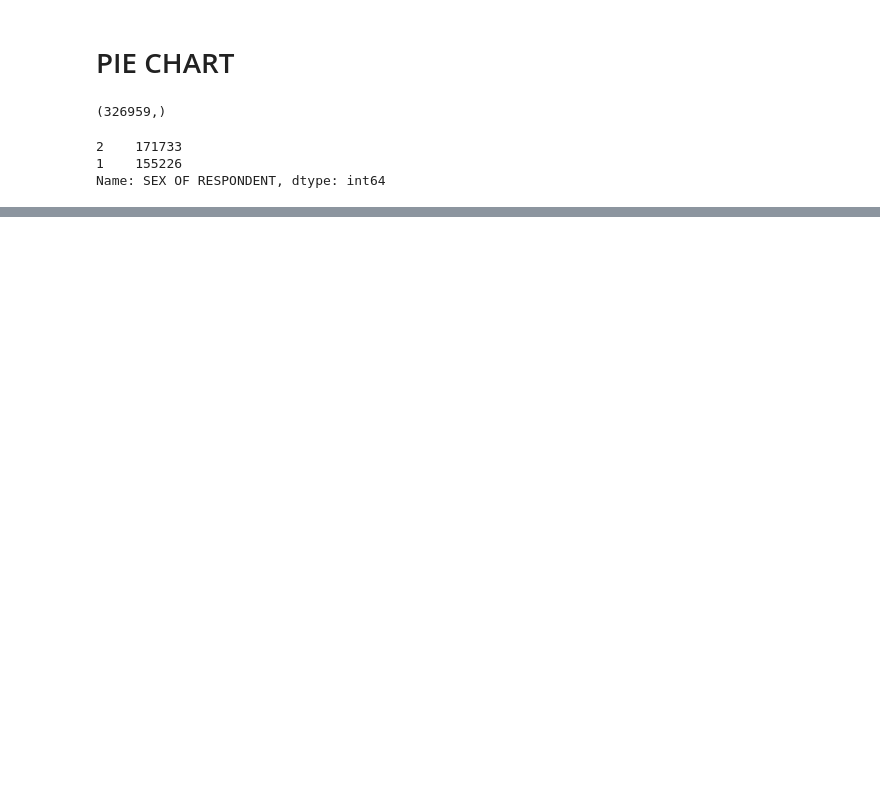
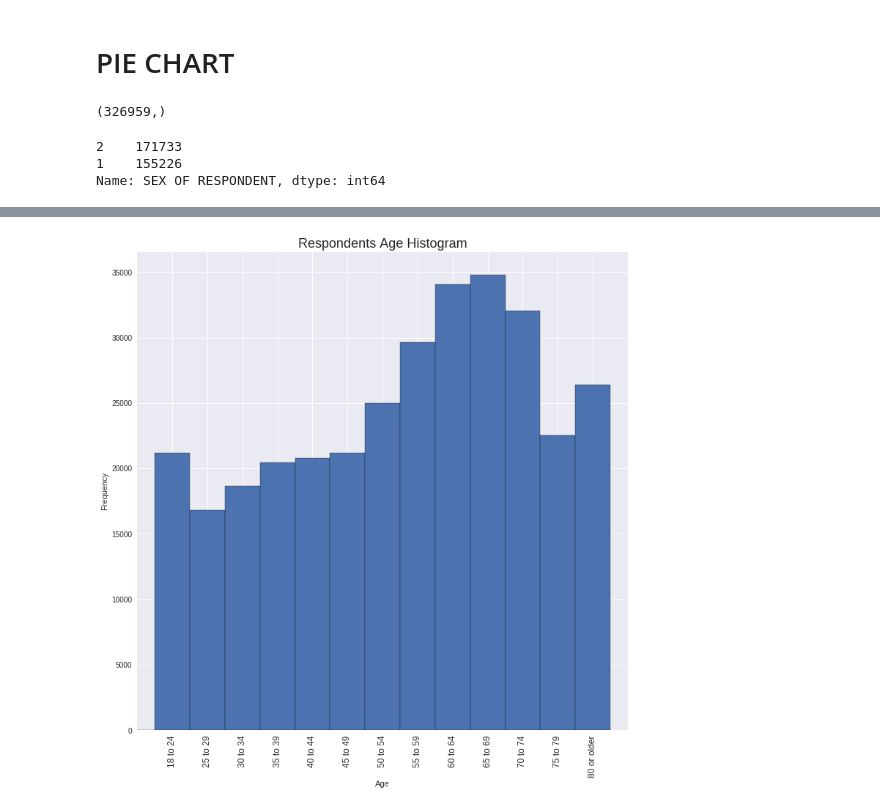
Before and after one commit to spring-camm-sergey/dse230, a Jupyter notebook: data_cleaning-diabetes.ipynb, the cells around one changed output, grey strips where cells are left out. Cells and saved outputs as stored; diff of their text form; code cells hidden in the pictures; blank space fills up the shorter version.

```diff
--- a/data_cleaning-diabetes.ipynb
+++ b/data_cleaning-diabetes.ipynb
@@ -136,0 +195,33 @@ plt.show()
+# %%
+hs_df_age = clean_df_1.drop(columns_to_remove, axis=1)
+hs_df_age.dropna(inplace=True)
+hs_df_age = hs_df_age[hs_df_age['REPORTED AGE IN FIVE-YEAR AGE CATEGORIES CALCULATED VARIABLE']!=14]
+age_map = {
+1: '18 to 24',
+2: '25 to 29',
+3: '30 to 34',
+4: '35 to 39',
+5: '40 to 44',
+6: '45 to 49',
+7: '50 to 54',
+8: '55 to 59',
+9: '60 to 64',
+10: '65 to 69',
+11: '70 to 74',
+12: '75 to 79',
+13: '80 or older'
+}
+hs_df_age['age_str'] = hs_df_age['REPORTED AGE IN FIVE-YEAR AGE CATEGORIES CALCULATED VARIABLE'].map(age_map)
+
+plt.figure(figsize=(12, 12))
+plt.hist(x=hs_df_age['REPORTED AGE IN FIVE-YEAR AGE CATEGORIES CALCULATED VARIABLE'], bins=np.arange(15) - 0.5, ec='black', align='mid')
+plt.title('Respondents Age Histogram', fontdict={'fontsize':18})
+plt.ylabel('Frequency')
+plt.xlabel('Age')
+labels=list(age_map.values())
+
+plt.xticks(range(1,14), labels, rotation=90, fontsize=12)
+plt.xlim(0, 14)
+plt.show()
+# %% [output]
+[figure, added]
```
Also changed, not shown: parts of 12 cells of this notebook, 1 other file.
